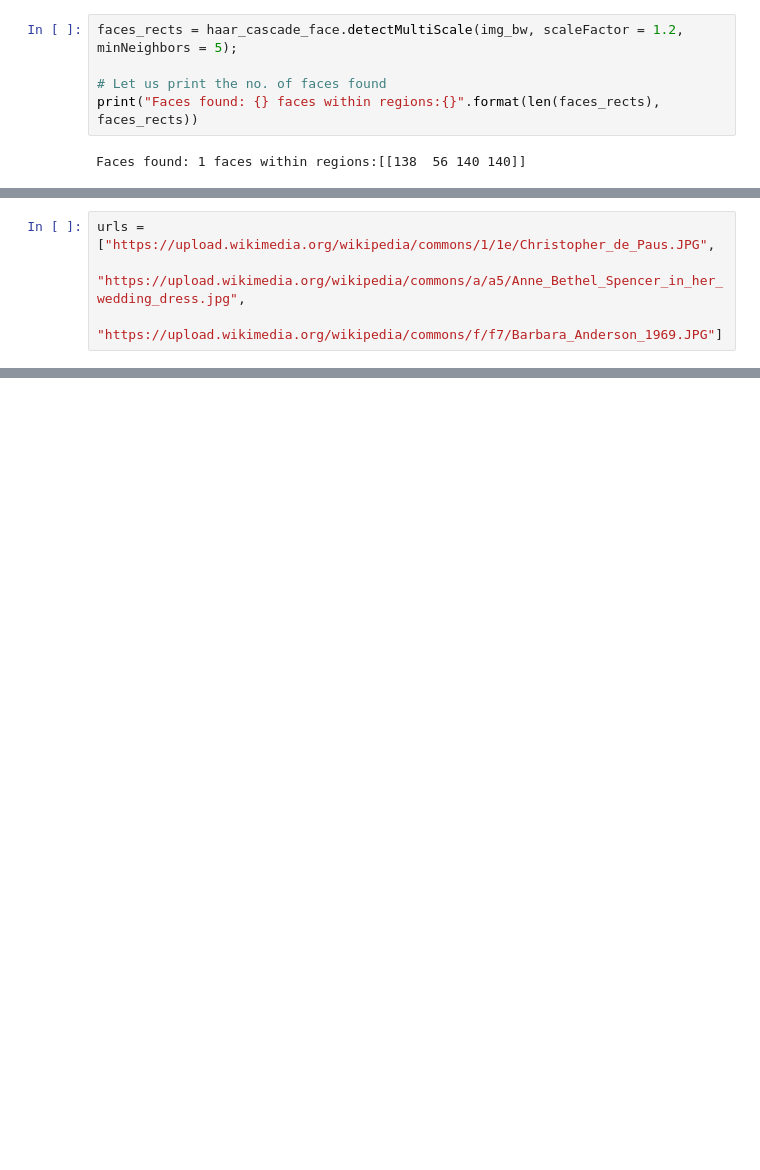
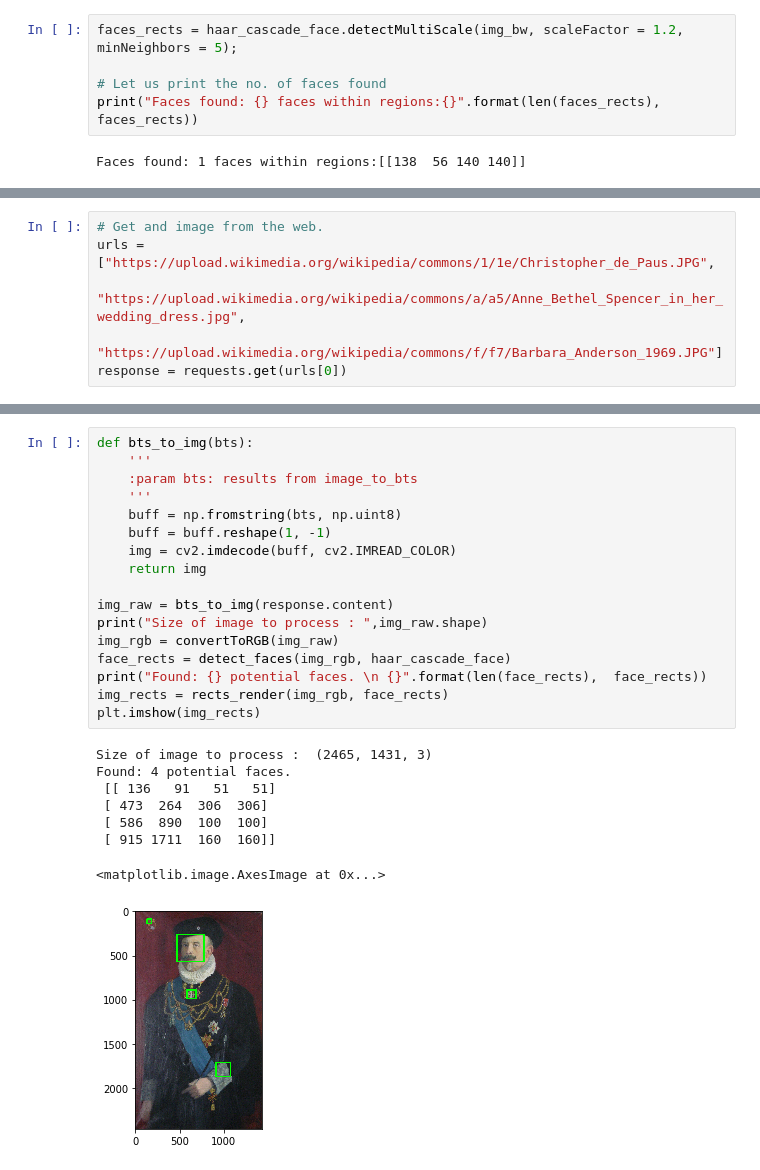
Before and after one commit to IBMStreams/sample.wikirecent, a Jupyter notebook: jupyter/imgAna_OpenCV.jupyter-py36.ipynb, the cells around one changed output, grey strips where cells are left out. Drawn from its saved outputs; the diff is of its cells as text; blank space fills up the shorter version.

Commit message:
handle image access/rendering with/without numpy

```diff
--- a/jupyter/imgAna_OpenCV.jupyter-py36.ipynb
+++ b/jupyter/imgAna_OpenCV.jupyter-py36.ipynb
@@ -195,6 +185,8 @@ Notes:
 
 Use the the URLs for testing.
 # %%
+# Get and image from the web.
 urls = ["https://upload.wikimedia.org/wikipedia/commons/1/1e/Christopher_de_Paus.JPG",
        "https://upload.wikimedia.org/wikipedia/commons/a/a5/Anne_Bethel_Spencer_in_her_wedding_dress.jpg",
        "https://upload.wikimedia.org/wikipedia/commons/f/f7/Barbara_Anderson_1969.JPG"]
+response = requests.get(urls[0])
@@ -267,0 +202,26 @@ def display_image(tup, image_region=None, rect_region=None, title_region=None, u
+# %%
+def bts_to_img(bts):
+    '''
+    :param bts: results from image_to_bts
+    '''
+    buff = np.fromstring(bts, np.uint8)
+    buff = buff.reshape(1, -1)
+    img = cv2.imdecode(buff, cv2.IMREAD_COLOR)
+    return img
+
+img_raw = bts_to_img(response.content)
+print("Size of image to process : ",img_raw.shape)
+img_rgb = convertToRGB(img_raw)
+face_rects = detect_faces(img_rgb, haar_cascade_face)
+print("Found: {} potential faces. \n {}".format(len(face_rects),  face_rects))
+img_rects = rects_render(img_rgb, face_rects)
+plt.imshow(img_rects)
+# %% [output]
+Size of image to process :  (2465, 1431, 3)
+Found: 4 potential faces.
+ [[ 136   91   51   51]
+ [ 473  264  306  306]
+ [ 586  890  100  100]
+ [ 915 1711  160  160]]
+<matplotlib.image.AxesImage at 0x...>
+[figure, added]
```
Also changed, not shown: parts of 30 cells of this notebook.
